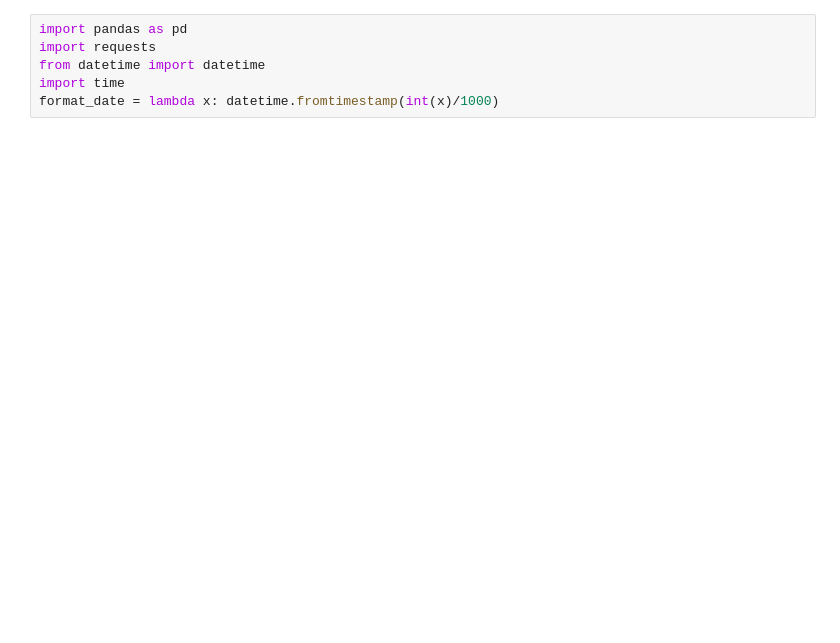
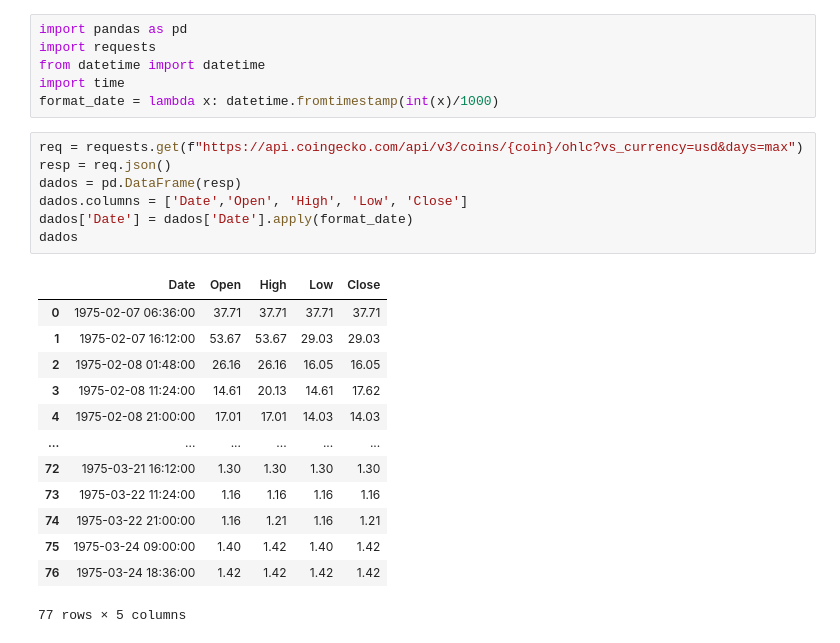
Before and after one commit to dmdp943/Web3-Project, a Jupyter notebook: notebooks/downloadData.ipynb, the cells around one changed output. Saved outputs shown, nothing was run; the diff lists cells and outputs as text; blank space fills up the shorter version.

```diff
--- a/notebooks/downloadData.ipynb
+++ b/notebooks/downloadData.ipynb
@@ -4,6 +4,27 @@ import requests
 from datetime import datetime
 import time
 format_date = lambda x: datetime.fromtimestamp(int(x)/1000)
+# %%
+req = requests.get(f"https://api.coingecko.com/api/v3/coins/{coin}/ohlc?vs_currency=usd&days=max")
+resp = req.json()
+dados = pd.DataFrame(resp)
+dados.columns = ['Date','Open', 'High', 'Low', 'Close']
+dados['Date'] = dados['Date'].apply(format_date)
+dados
+# %% [output]
+|  | Date | Open | High | Low | Close |
+| 0 | 1975-02-07 06:36:00 | 37.71 | 37.71 | 37.71 | 37.71 |
+| 1 | 1975-02-07 16:12:00 | 53.67 | 53.67 | 29.03 | 29.03 |
+| 2 | 1975-02-08 01:48:00 | 26.16 | 26.16 | 16.05 | 16.05 |
+| 3 | 1975-02-08 11:24:00 | 14.61 | 20.13 | 14.61 | 17.62 |
+| 4 | 1975-02-08 21:00:00 | 17.01 | 17.01 | 14.03 | 14.03 |
+| ... | ... | ... | ... | ... | ... |
+| 72 | 1975-03-21 16:12:00 | 1.30 | 1.30 | 1.30 | 1.30 |
+| 73 | 1975-03-22 11:24:00 | 1.16 | 1.16 | 1.16 | 1.16 |
+| 74 | 1975-03-22 21:00:00 | 1.16 | 1.21 | 1.16 | 1.21 |
+| 75 | 1975-03-24 09:00:00 | 1.40 | 1.42 | 1.40 | 1.42 |
+| 76 | 1975-03-24 18:36:00 | 1.42 | 1.42 | 1.42 | 1.42 |
+77 rows × 5 columns
 # %%
 req = requests.get("https://api.coingecko.com/api/v3/coins/list")
 df = pd.DataFrame(req.json())
```
Also changed, not shown: parts of 5 cells of this notebook, 1 other file.
